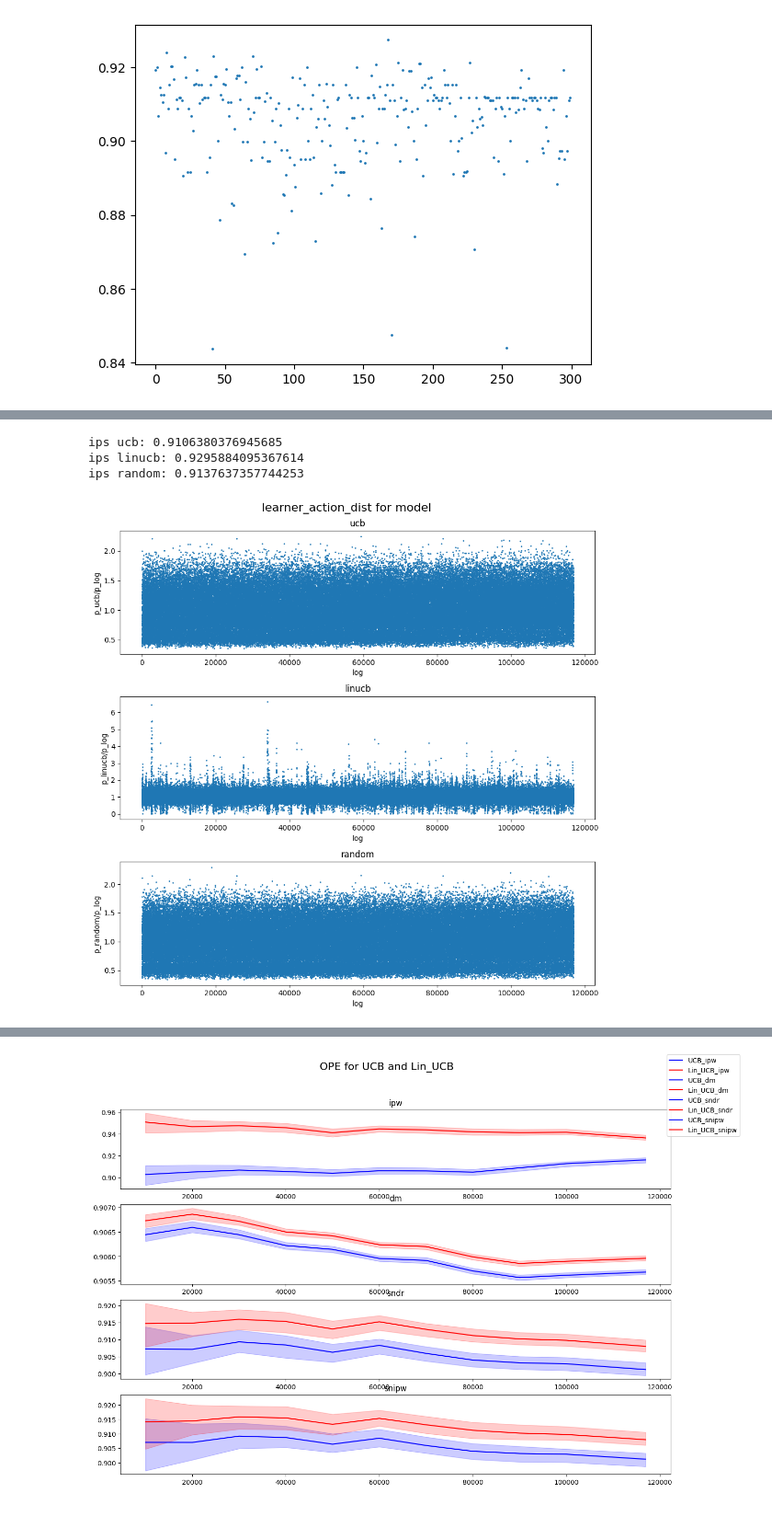
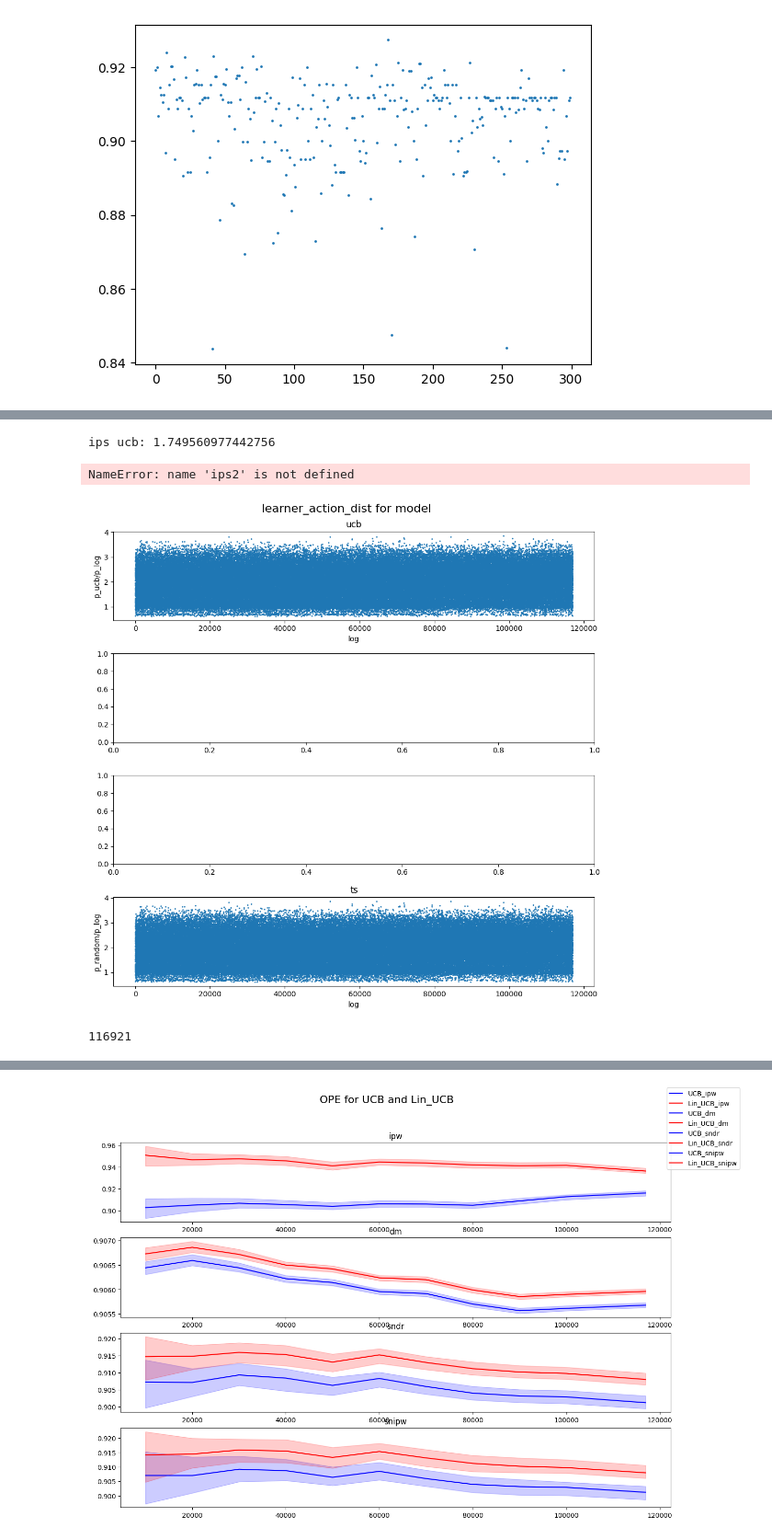
Before and after one commit to HDI-lab-HSE/RePlayHDILab2024, a Jupyter notebook: replay/experimental/scenarios/movielens_wrapper/09_obp_connector.ipynb, the cells around one changed output, grey strips where cells are left out. Shown at 92% size. Cells and saved outputs as stored; diff of their text form; code cells hidden in the pictures.

```diff
--- a/replay/experimental/scenarios/movielens_wrapper/09_obp_connector.ipynb
+++ b/replay/experimental/scenarios/movielens_wrapper/09_obp_connector.ipynb
@@ -132,7 +131,10 @@ pscores = log['pscore'].tolist()
 # %%
-item2pscore = [0 for _ in range(len(set(items)))]
-for i in range(log.shape[0]):
-    item2pscore[items[i]] = pscores[i]
+item2pscore = np.zeros(dataset.n_actions)
+for i in range(train_log.shape[0]):
+    item2pscore[train_items[i]] = train_pscores[i]
+
+for i in range(test_log.shape[0]):
+    item2pscore[test_items[i]] = test_pscores[i]
 # %%
 bandit_feedback_train.keys()
 # %% [output]
@@ -168,8 +195,9 @@ learner_3 = OBPOfflinePolicyLearner(n_actions=dataset.n_actions,
 # %%
 #Fit replay model inside our learner
-learner_1.fit(bandit_feedback_train)
+# learner_1.fit(bandit_feedback_train)
 learner_2.fit(bandit_feedback_train)
-learner_3.fit(bandit_feedback_train)
+# learner_3.fit(bandit_feedback_train)
+# learner_4.fit(bandit_feedback_train)
 # %% [markdown]
 # Off-policy evaluation
 # %%
@@ -235,7 +265,9 @@ warnings.filterwarnings("ignore")
 
 learner_action_dist_1 = get_dist(learner_1)
 
-learner_action_dist_2 = get_dist(learner_2)
+# learner_action_dist_2 = get_dist(learner_2)
 
-learner_action_dist_3 = get_dist(learner_3)
+# learner_action_dist_3 = get_dist(learner_3)
+
+learner_action_dist_4 = get_dist(learner_4)
 # %%
@@ -271,43 +310,56 @@ actions = bandit_feedback_test['action']
 pscores = bandit_feedback_test['pscore']
 rewards = bandit_feedback_test['reward'][actions]
 # %%
-fig, ax = plt.subplots(3, figsize=(10, 10))
+fig, ax = plt.subplots(4, figsize=(10, 10))
 
 ax[0].set_title('ucb')
 ax[0].set_xlabel('log')
 ax[0].set_ylabel('p_ucb/p_log')
 
 ax[0].scatter(np.arange(actions.size), learner_action_dist_1[np.arange(actions.size), actions, 0]/pscores, s = 1)
 ips1 = (rewards * learner_action_dist_1[np.arange(actions.size), actions, 0]/pscores).mean()
 
-ax[1].set_title('linucb')
-ax[1].set_xlabel('log')
-ax[1].set_ylabel('p_linucb/p_log')
+# ax[1].set_title('linucb')
+# ax[1].set_xlabel('log')
+# ax[1].set_ylabel('p_linucb/p_log')
 
-ax[1].scatter(np.arange(actions.size), learner_action_dist_2[np.arange(actions.size), actions, 0]/pscores, s = 1)
-ips2 = (rewards * learner_action_dist_2[np.arange(actions.size), actions, 0]/pscores).mean()
+# ax[1].scatter(np.arange(actions.size), learner_action_dist_2[np.arange(actions.size), actions, 0]/pscores, s = 1)
+# ips2 = (rewards * learner_action_dist_2[np.arange(actions.size), actions, 0]/pscores).mean()
 
 
-ax[2].set_title('random')
-ax[2].set_xlabel('log')
-ax[2].set_ylabel('p_random/p_log')
+# ax[2].set_title('random')
+# ax[2].set_xlabel('log')
+# ax[2].set_ylabel('p_random/p_log')
 
-ax[2].scatter(np.arange(actions.size), learner_action_dist_3[np.arange(actions.size), actions, 0]/pscores, s = 1)
-ips3 = (rewards * learner_action_dist_3[np.arange(actions.size), actions, 0]/pscores).mean()
+# ax[2].scatter(np.arange(actions.size), learner_action_dist_3[np.arange(actions.size), actions, 0]/pscores, s = 1)
+# ips3 = (rewards * learner_action_dist_3[np.arange(actions.size), actions, 0]/pscores).mean()
+
+
+ax[3].set_title('ts')
+ax[3].set_xlabel('log')
+ax[3].set_ylabel('p_random/p_log')
+
+ax[3].scatter(np.arange(actions.size), learner_action_dist_4[np.arange(actions.size), actions, 0]/pscores, s = 1)
+ips4 = (rewards * learner_action_dist_4[np.arange(actions.size), actions, 0]/pscores).mean()
+
 
 
 fig.suptitle("learner_action_dist for model", fontsize=16)
 plt.tight_layout()
 
 
 print('ips ucb:', ips1)
 print('ips linucb:', ips2)
 print('ips random:', ips3)
+print('ips ts:', ips4)
 # %% [output]
-ips ucb: 0.9106380376945685
-ips linucb: 0.9295884095367614
-ips random: 0.9137637357744253
+ips ucb: 1.749560977442756
+NameError: name 'ips2' is not defined
-[figure, old version]
+[figure, new version]
+# %%
+bandit_feedback_test["n_rounds"]
+# %% [output]
+116921
 # %%
 def run_exp(learner_action_dist):
     Vs = []
```
Also changed, not shown: parts of 36 cells of this notebook, 6 other files.
